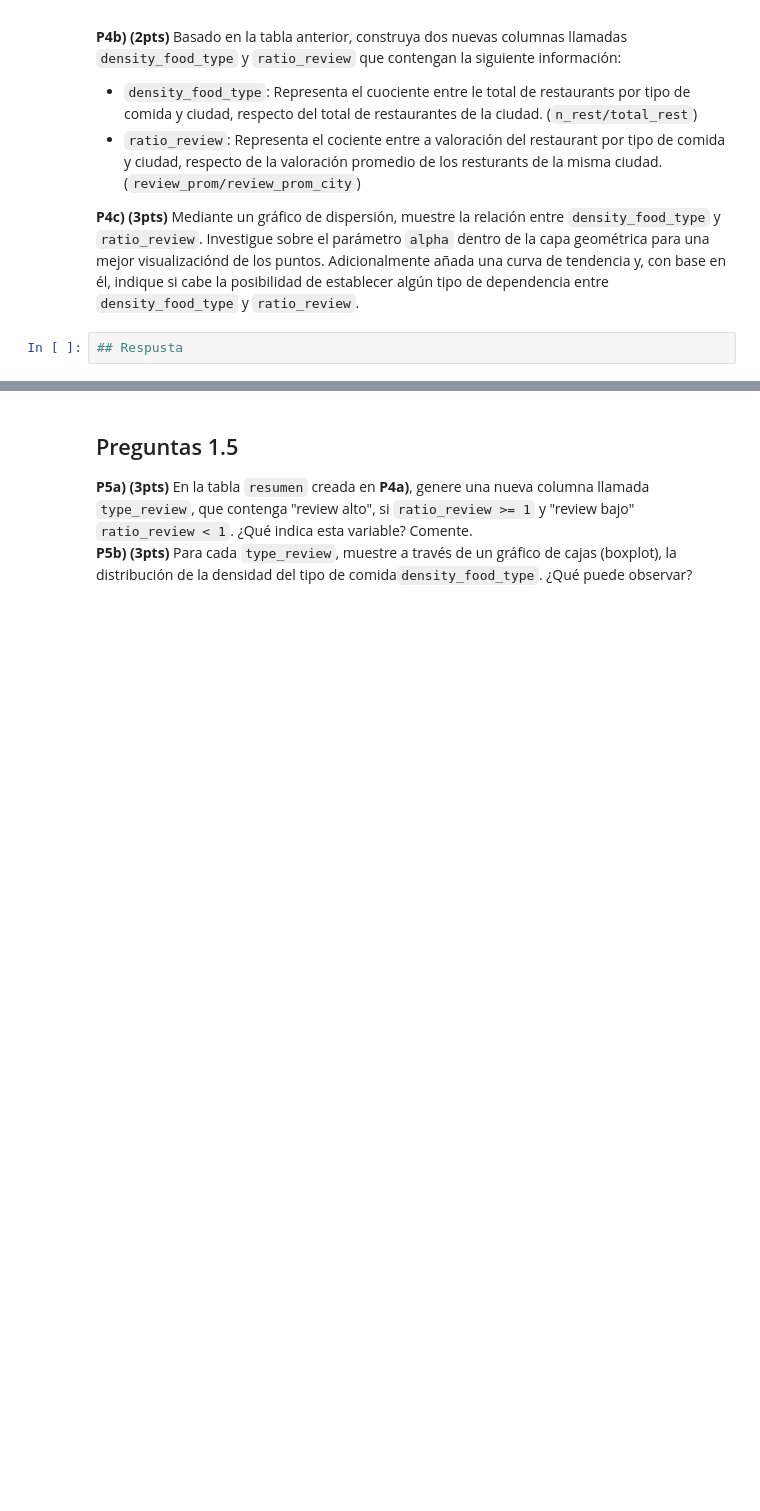
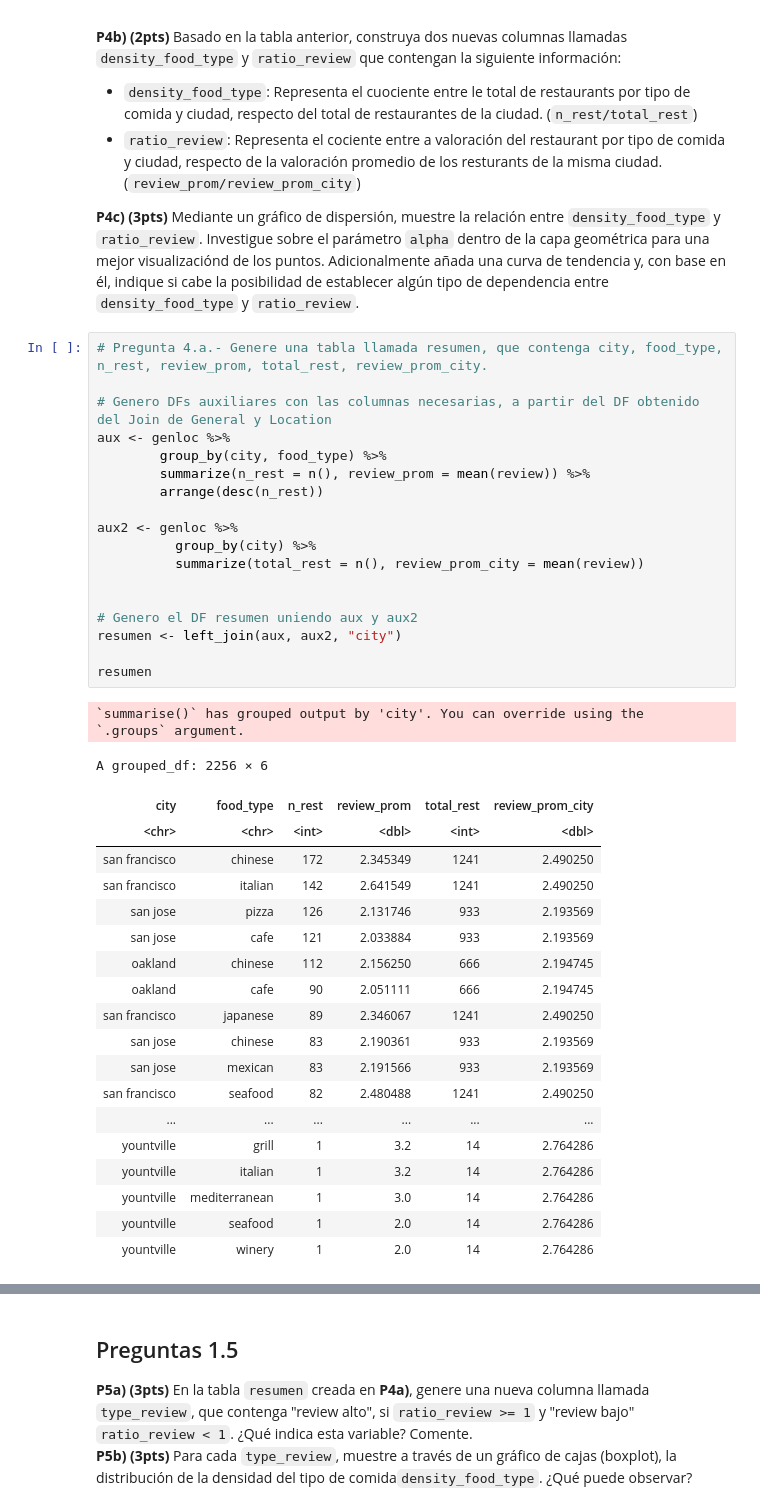
Before and after one commit to HaroldConley/diplomado_BD, a Jupyter notebook: Evaluaciones/C2/Control2.ipynb, the cells around one changed output, grey strips where cells are left out. Cells and saved outputs as stored; diff of their text form; blank space fills up the shorter version.

```diff
--- a/Evaluaciones/C2/Control2.ipynb
+++ b/Evaluaciones/C2/Control2.ipynb
@@ -417,5 +418,43 @@ Su tabla deberá tener la siguiente estructura (la imgen sólo muestra los prime
  * `ratio_review`: Representa el cociente entre a valoración del restaurant por tipo de comida y ciudad, respecto de la valoración promedio de los resturants de la misma ciudad. (`review_prom/review_prom_city`)
 
 **P4c) (3pts)** Mediante un gráfico de dispersión, muestre la relación entre `density_food_type` y `ratio_review`. Investigue sobre el parámetro `alpha` dentro de la capa geométrica para una mejor visualizaciónd de los puntos. Adicionalmente añada una curva de tendencia y, con base en él, indique si cabe la posibilidad de establecer algún tipo de dependencia entre `density_food_type` y `ratio_review`.
-# %%
-## Respusta
+# %%
+# Pregunta 4.a.- Genere una tabla llamada resumen, que contenga city, food_type, n_rest, review_prom, total_rest, review_prom_city.
+
+# Genero DFs auxiliares con las columnas necesarias, a partir del DF obtenido del Join de General y Location
+aux <- genloc %>%
+        group_by(city, food_type) %>%
+        summarize(n_rest = n(), review_prom = mean(review)) %>%
+        arrange(desc(n_rest))
+
+aux2 <- genloc %>%
+          group_by(city) %>%
+          summarize(total_rest = n(), review_prom_city = mean(review))
+
+
+# Genero el DF resumen uniendo aux y aux2
+resumen <- left_join(aux, aux2, "city")
+
+resumen
+# %% [output]
+`summarise()` has grouped output by 'city'. You can override using the
+`.groups` argument.
+A grouped_df: 2256 × 6
+| city | food_type | n_rest | review_prom | total_rest | review_prom_city |
+| <chr> | <chr> | <int> | <dbl> | <int> | <dbl> |
+| san francisco | chinese | 172 | 2.345349 | 1241 | 2.490250 |
+| san francisco | italian | 142 | 2.641549 | 1241 | 2.490250 |
+| san jose | pizza | 126 | 2.131746 | 933 | 2.193569 |
+| san jose | cafe | 121 | 2.033884 | 933 | 2.193569 |
+| oakland | chinese | 112 | 2.156250 | 666 | 2.194745 |
+| oakland | cafe | 90 | 2.051111 | 666 | 2.194745 |
+| san francisco | japanese | 89 | 2.346067 | 1241 | 2.490250 |
+| san jose | chinese | 83 | 2.190361 | 933 | 2.193569 |
+| san jose | mexican | 83 | 2.191566 | 933 | 2.193569 |
+| san francisco | seafood | 82 | 2.480488 | 1241 | 2.490250 |
+| ... | ... | ... | ... | ... | ... |
+| yountville | grill | 1 | 3.2 | 14 | 2.764286 |
+| yountville | italian | 1 | 3.2 | 14 | 2.764286 |
+| yountville | mediterranean | 1 | 3.0 | 14 | 2.764286 |
+| yountville | seafood | 1 | 2.0 | 14 | 2.764286 |
+| yountville | winery | 1 | 2.0 | 14 | 2.764286 |
```
Also changed, not shown: parts of 2 cells of this notebook.
